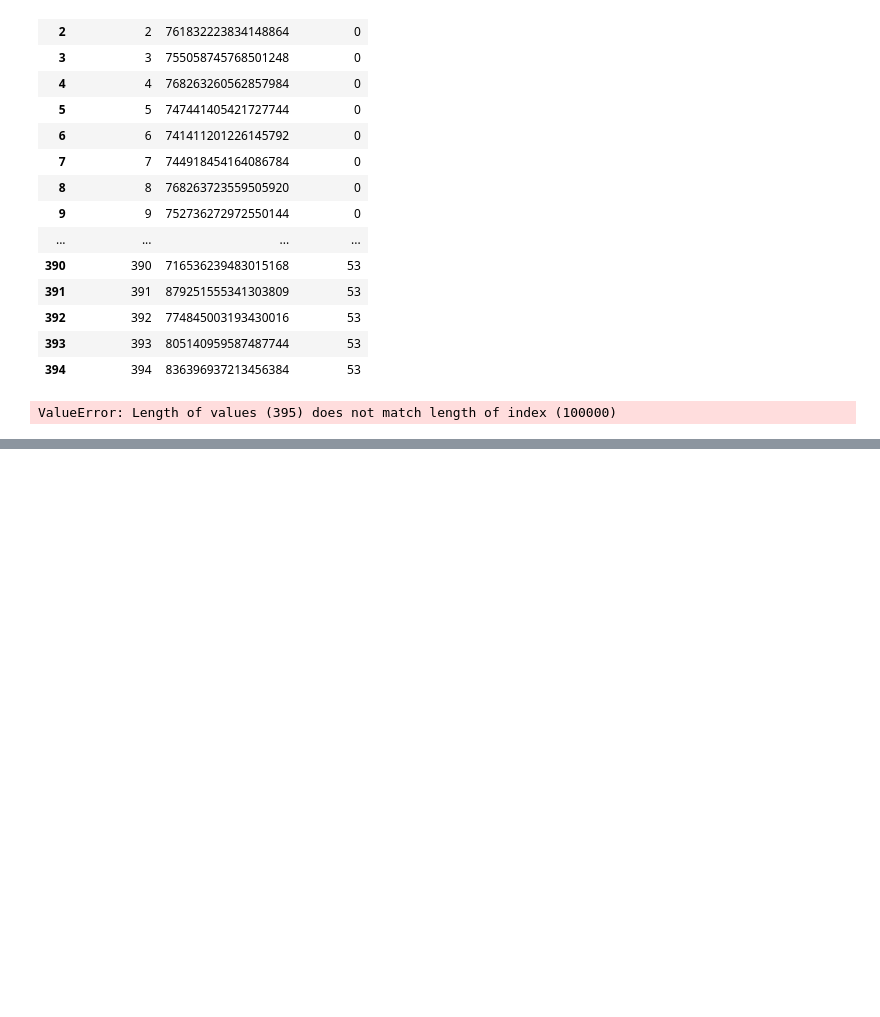
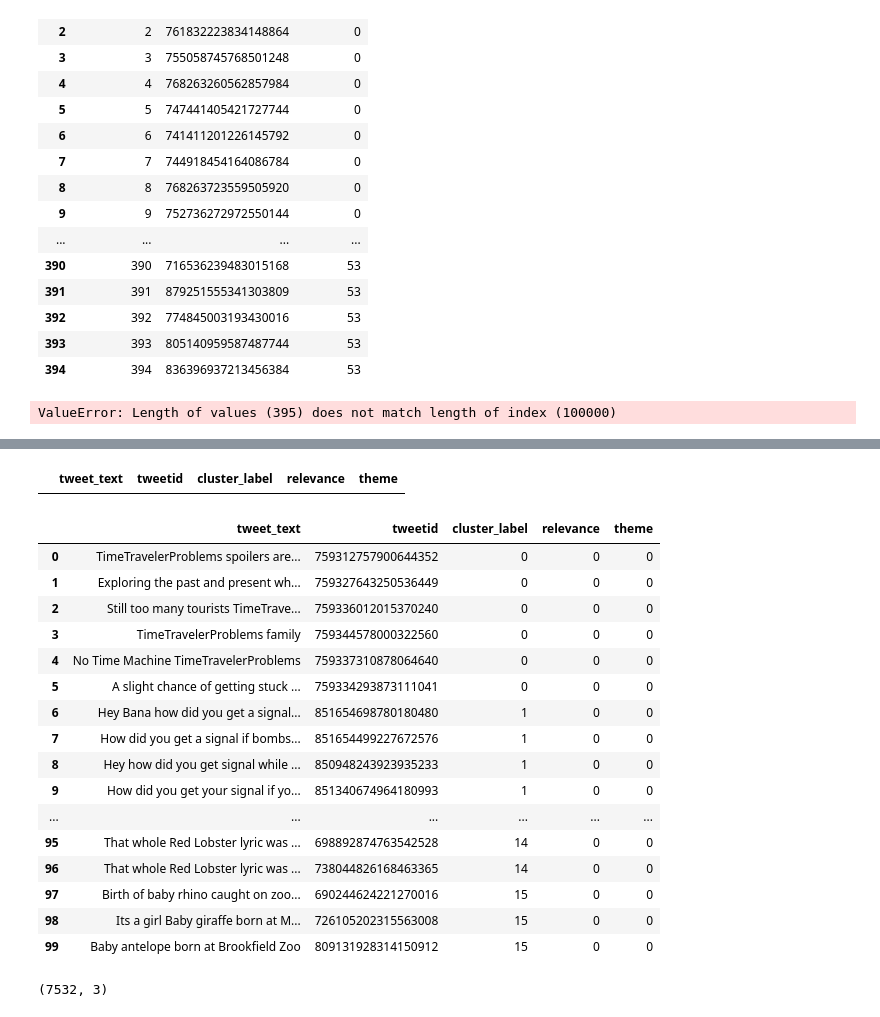
Before and after one commit to aishwaryaanegundi/state-trolls, a Jupyter notebook: poc/stsb-roberta-large/clustering/clustering.ipynb, the cells around one changed output, grey strips where cells are left out. Saved outputs shown, nothing was run; the diff lists cells and outputs as text; code cells hidden in the pictures; blank space fills up the shorter version.

Commit message:
clustering tweets using different methods

```diff
--- a/poc/stsb-roberta-large/clustering/clustering.ipynb
+++ b/poc/stsb-roberta-large/clustering/clustering.ipynb
@@ -801,0 +931,2 @@ selected_data.shape
+# %%
+annotated_1_df = pd.read_csv('./annotated/hdbscan_100kwise_1.csv')
@@ -801,0 +944,31 @@ selected_data.shape
+# %%
+intermediate_df = annotated_1_df[annotated_1_df['relevance']==1]
+intermediate_df[intermediate_df['theme'] == 0]
+# %% [output]
+|  | tweet_text | tweetid | cluster_label | relevance | theme |
+# %%
+annotated_1_df.at[4793, 'theme']=  29
+# %%
+hundred_1_df['relevance'] = annotated_1_df['relevance'].to_list()
+# %%
+hundred_1_df['theme'] = annotated_1_df['theme'].to_list()
+# %%
+hundred_1_df.head(100)
+# %% [output]
+|  | tweet_text | tweetid | cluster_label | relevance | theme |
+| 0 | TimeTravelerProblems spoilers are... | 759312757900644352 | 0 | 0 | 0 |
+| 1 | Exploring the past and present wh... | 759327643250536449 | 0 | 0 | 0 |
+| 2 | Still too many tourists TimeTrave... | 759336012015370240 | 0 | 0 | 0 |
+| 3 | TimeTravelerProblems family | 759344578000322560 | 0 | 0 | 0 |
+| 4 | No Time Machine TimeTravelerProblems | 759337310878064640 | 0 | 0 | 0 |
+| 5 | A slight chance of getting stuck ... | 759334293873111041 | 0 | 0 | 0 |
+| 6 | Hey Bana how did you get a signal... | 851654698780180480 | 1 | 0 | 0 |
+| 7 | How did you get a signal if bombs... | 851654499227672576 | 1 | 0 | 0 |
+| 8 | Hey how did you get signal while ... | 850948243923935233 | 1 | 0 | 0 |
+| 9 | How did you get your signal if yo... | 851340674964180993 | 1 | 0 | 0 |
+| ... | ... | ... | ... | ... | ... |
+| 95 | That whole Red Lobster lyric was ... | 698892874763542528 | 14 | 0 | 0 |
+| 96 | That whole Red Lobster lyric was ... | 738044826168463365 | 14 | 0 | 0 |
+| 97 | Birth of baby rhino caught on zoo... | 690244624221270016 | 15 | 0 | 0 |
+| 98 | Its a girl Baby giraffe born at M... | 726105202315563008 | 15 | 0 | 0 |
+| 99 | Baby antelope born at Brookfield Zoo | 809131928314150912 | 15 | 0 | 0 |
@@ -801,0 +979,4 @@ selected_data.shape
+# %%
+hundred_2_df.shape
+# %% [output]
+(7532, 3)
```
Also changed, not shown: parts of 108 cells of this notebook, 3 other files.
